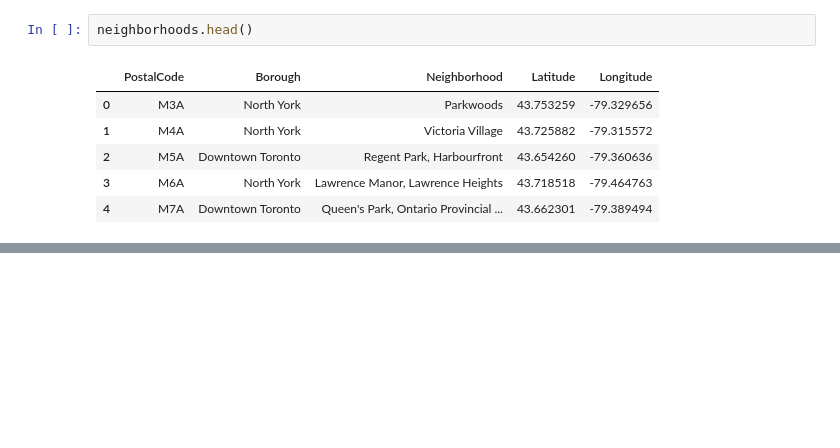
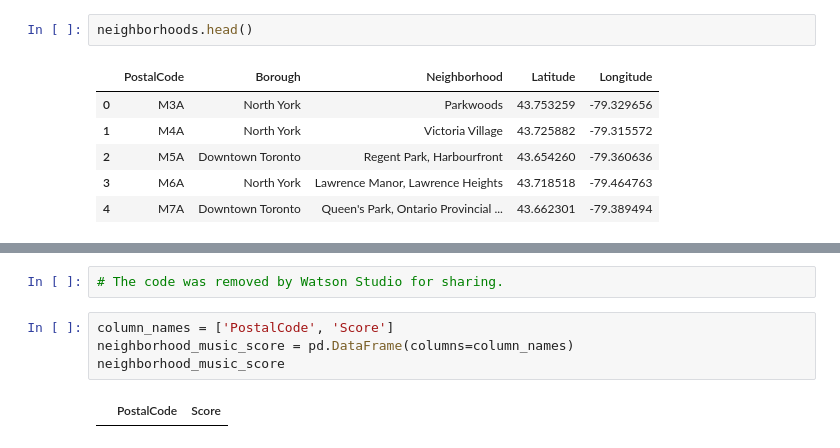
Before and after one commit to Arks-Designs/Coursera_Capstone, a Jupyter notebook: Applied Data Science Capstone.ipynb, the cells around one changed output, grey strips where cells are left out. Saved outputs shown, nothing was run; the diff lists cells and outputs as text; blank space fills up the shorter version.

```diff
--- a/Applied Data Science Capstone.ipynb
+++ b/Applied Data Science Capstone.ipynb
@@ -133,0 +134,8 @@ neighborhoods.head()
+# %%
+# The code was removed by Watson Studio for sharing.
+# %%
+column_names = ['PostalCode', 'Score']
+neighborhood_music_score = pd.DataFrame(columns=column_names)
+neighborhood_music_score
+# %% [output]
+|  | PostalCode | Score |
```
Also changed, not shown: parts of 17 cells of this notebook.
